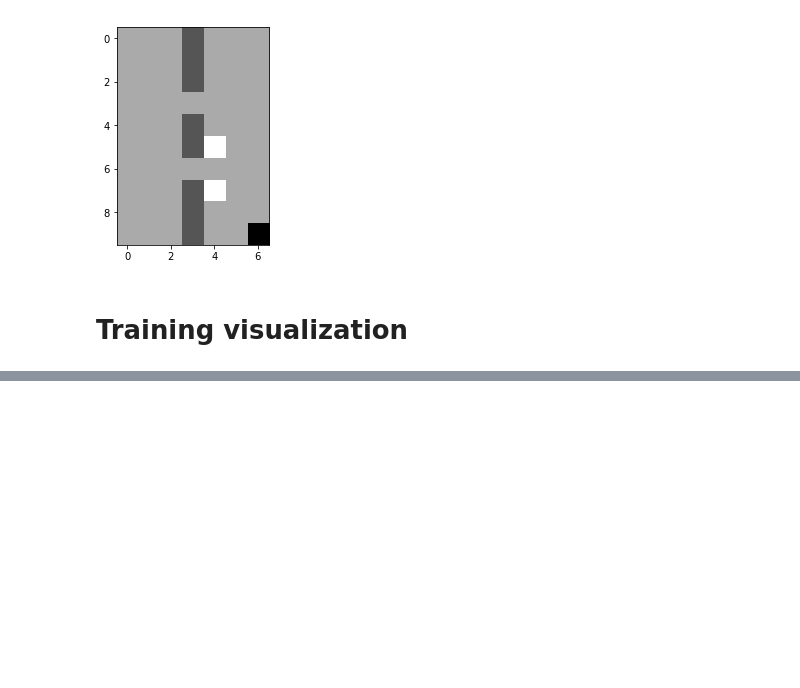
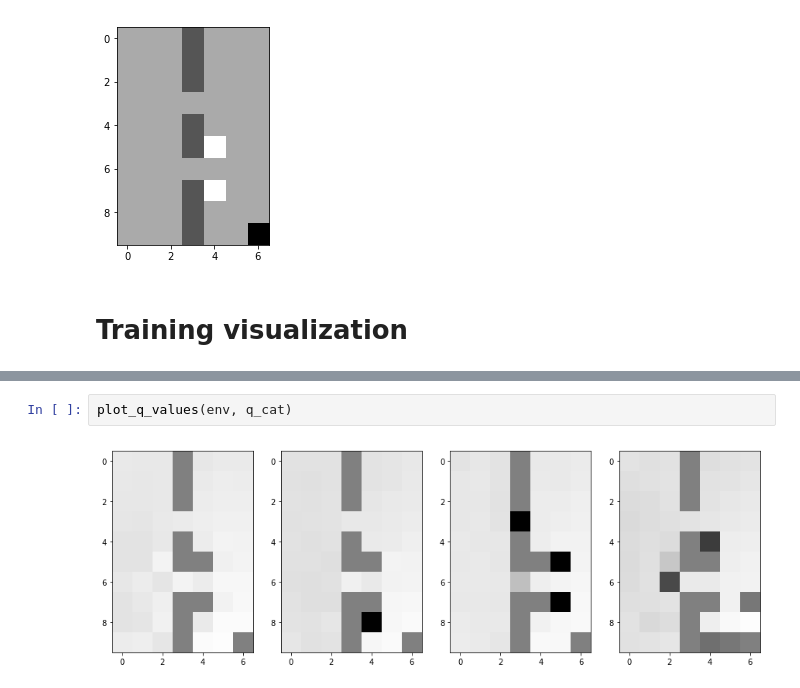
Before and after one commit to AlexGrinch/tensor_train_control, a Jupyter notebook: distributional/evil_wgw_plots.ipynb, the cells around one changed output, grey strips where cells are left out. Saved outputs shown, nothing was run; the diff lists cells and outputs as text; blank space fills up the shorter version.

```diff
--- a/distributional/evil_wgw_plots.ipynb
+++ b/distributional/evil_wgw_plots.ipynb
@@ -92,0 +75,4 @@ for i in range(2):
+# %%
+plot_q_values(env, q_cat)
+# %% [output]
+[figure, added]
```
Also changed, not shown: parts of 11 cells of this notebook, 2 other files.
